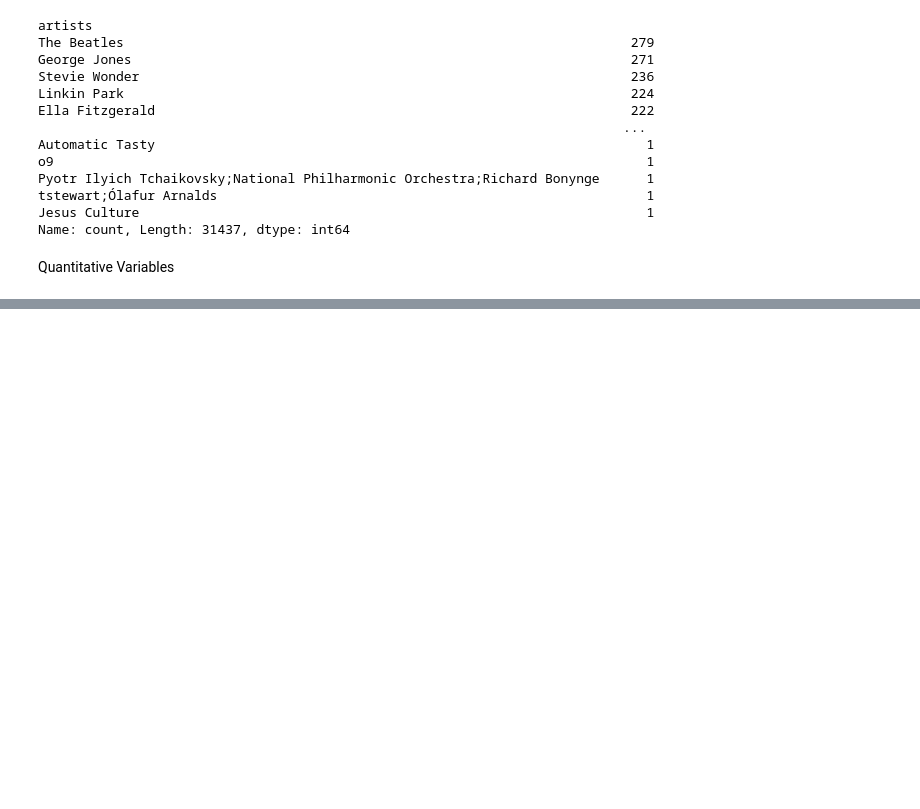
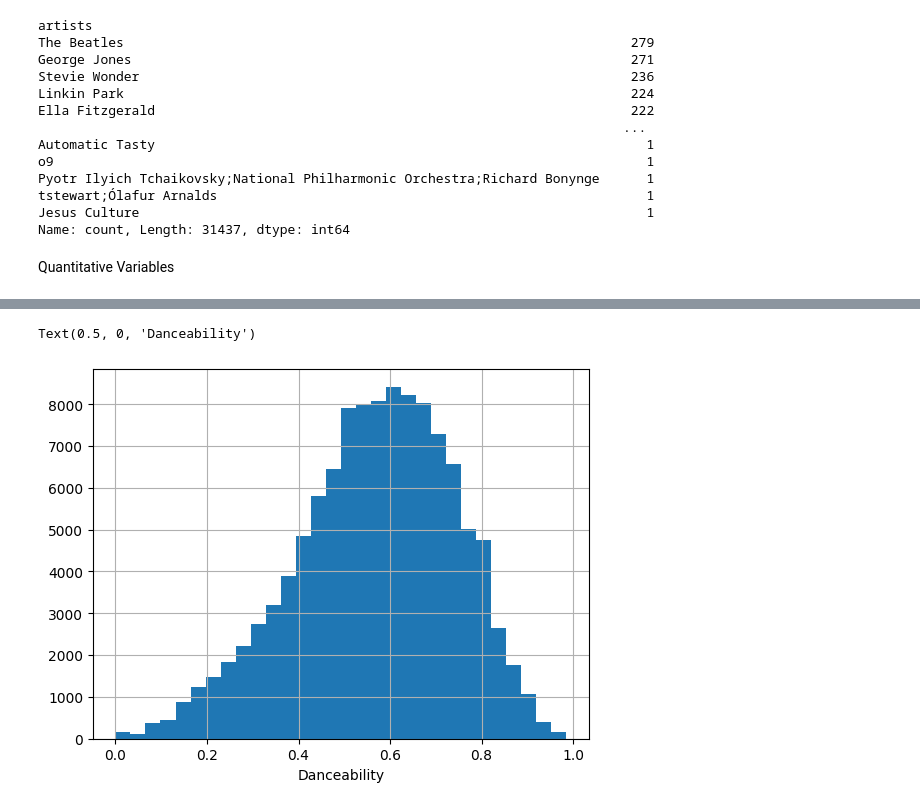
Before and after one commit to amydaniel24/spotify_eda_amydaniel, a Jupyter notebook: notebooks/eda_video_walkthrough.ipynb, the cells around one changed output, grey strips where cells are left out. Saved outputs shown, nothing was run; the diff lists cells and outputs as text; code cells hidden in the pictures; blank space fills up the shorter version.

```diff
--- a/notebooks/eda_video_walkthrough.ipynb
+++ b/notebooks/eda_video_walkthrough.ipynb
@@ -146,0 +159,5 @@ Quantitative Variables
+# %%
+df['danceability'].hist(bins=60)
+# %% [output]
+Text(0.5, 0, 'Danceability')
+[figure, added]
```
Also changed, not shown: parts of 2 cells of this notebook.
